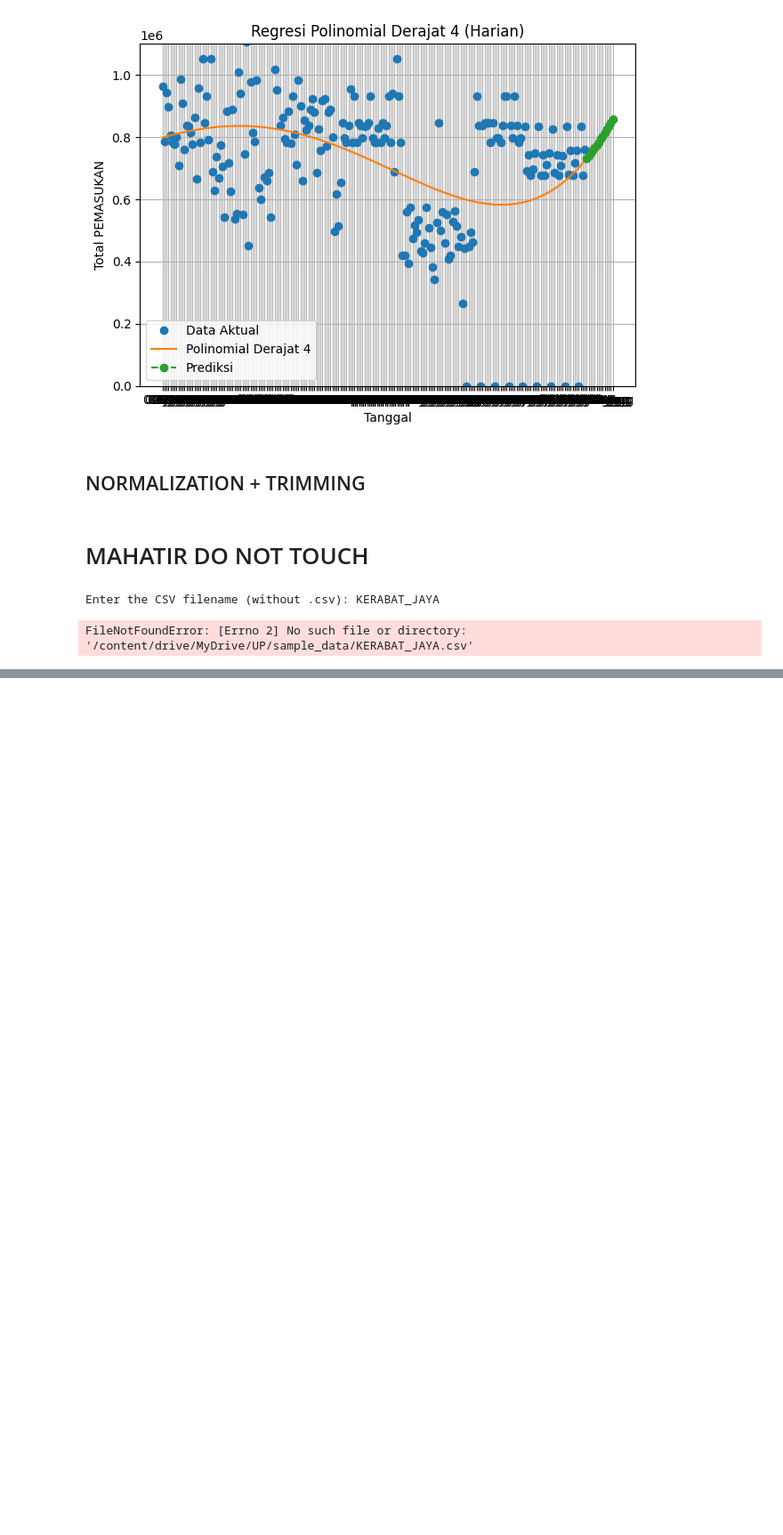
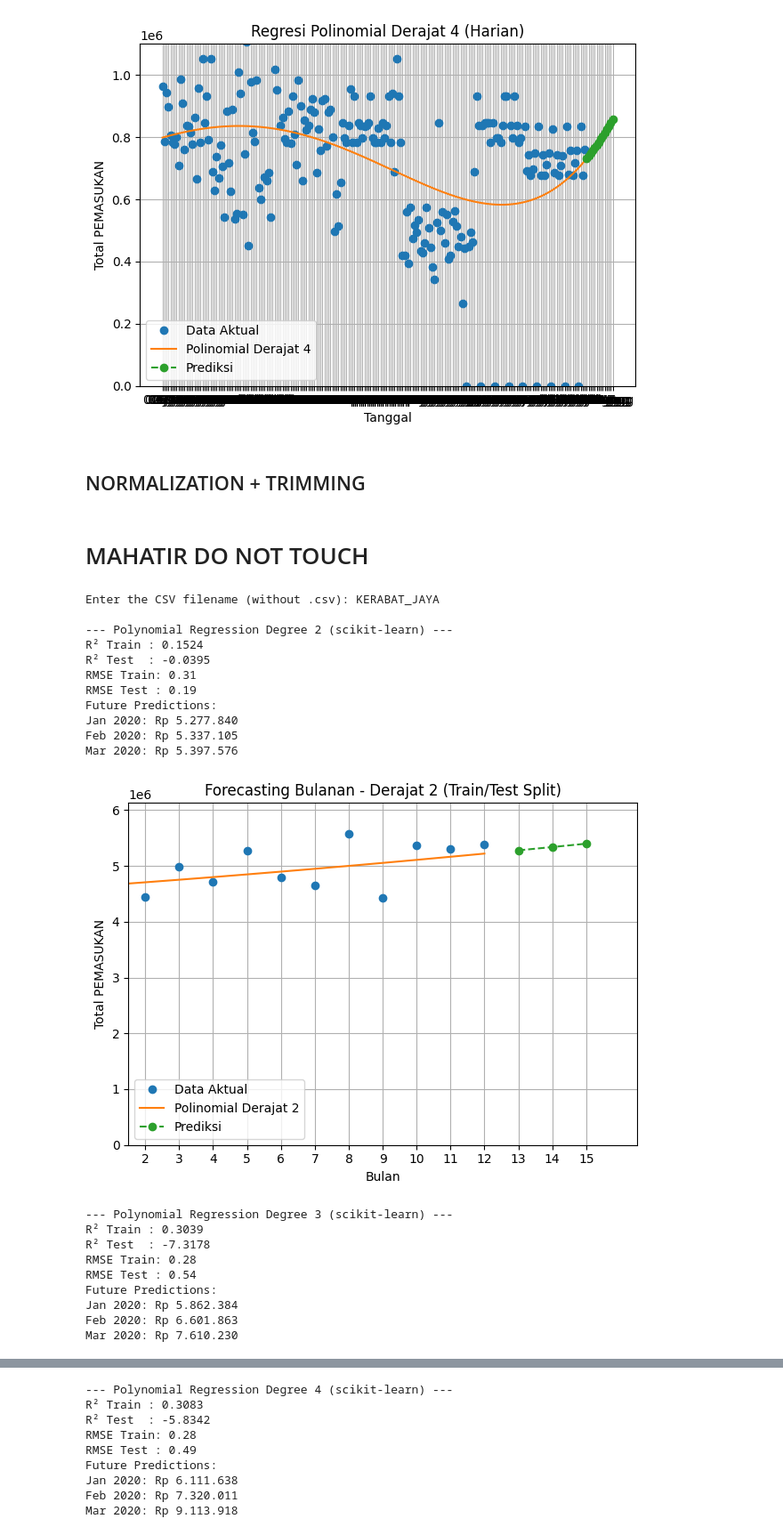
Before and after one commit to HaykalRamadhan/forecasting, a Jupyter notebook: UP.ipynb, the cells around one changed output, grey strips where cells are left out. Shown: that part at 89% size. Drawn from its saved outputs; the diff is of its cells as text; code cells hidden in the pictures; blank space fills up the shorter version.

```diff
--- a/UP.ipynb
+++ b/UP.ipynb
@@ -775,33 +775,55 @@ for degree in [2, 3, 4]:
     print(f"R² Train : {r2_train:.4f}")
     print(f"R² Test  : {r2_test:.4f}")
     print(f"RMSE Train: {rmse_train:,.2f}")
     print(f"RMSE Test : {rmse_test:,.2f}")
 
-    # Future predictions with readable month labels
-    last_date = pd.to_datetime(f"{monthly.iloc[-1]['Year']}-{monthly.iloc[-1]['Month']}-01")
+    # Future predictions with readable month labels — FIXED VERSION
+    year = int(monthly.iloc[-1]['Year'])
+    month = int(monthly.iloc[-1]['Month'])
+    last_date = pd.to_datetime(f"{year}-{month:02d}-01")
+
     future_dates = [last_date + relativedelta(months=i) for i in range(1, 4)]
     print("Future Predictions:")
     for date, pred in zip(future_dates, y_future):
         print(f"{date.strftime('%b %Y')}: Rp {int(pred):,}".replace(",", "."))
 
     # Plot
     current_labels = [str(i) for i in X.flatten()]
     future_labels = [str(i) for i in future_months.flatten()]
 
     plt.plot(current_labels, y, marker='o', linestyle='none', label='Data Aktual')
     plt.plot(current_labels, y_pred_all, label=f'Polinomial Derajat {degree}')
     plt.plot(future_labels, y_future, marker='o', linestyle='dashed', label='Prediksi')
 
     plt.xlim(left=0.5, right=future_months.max() + 0.5)
     plt.ylim(bottom=0, top=max(max(y), max(y_future)) * 1.1)
 
     plt.xlabel('Bulan')
     plt.ylabel('Total PEMASUKAN')
     plt.title(f'Forecasting Bulanan - Derajat {degree} (Train/Test Split)')
     plt.legend()
     plt.grid(True)
     plt.tight_layout()
     plt.show()
 # %% [output]
 Enter the CSV filename (without .csv): KERABAT_JAYA
+
+--- Polynomial Regression Degree 2 (scikit-learn) ---
+R² Train : 0.1524
+R² Test  : -0.0395
+RMSE Train: 0.31
+RMSE Test : 0.19
+Future Predictions:
+Jan 2020: Rp 5.277.840
+Feb 2020: Rp 5.337.105
+Mar 2020: Rp 5.397.576
+[figure, added]
-FileNotFoundError: [Errno 2] No such file or directory: '/content/drive/MyDrive/UP/sample_data/KERABAT_JAYA.csv'
+--- Polynomial Regression Degree 3 (scikit-learn) ---
+R² Train : 0.3039
+R² Test  : -7.3178
+RMSE Train: 0.28
+RMSE Test : 0.54
+Future Predictions:
+Jan 2020: Rp 5.862.384
+Feb 2020: Rp 6.601.863
+Mar 2020: Rp 7.610.230
@@ -807,0 +831,9 @@ FileNotFoundError: [Errno 2] No such file or directory: '/content/drive/MyDrive/
+--- Polynomial Regression Degree 4 (scikit-learn) ---
+R² Train : 0.3083
+R² Test  : -5.8342
+RMSE Train: 0.28
+RMSE Test : 0.49
+Future Predictions:
+Jan 2020: Rp 6.111.638
+Feb 2020: Rp 7.320.011
+Mar 2020: Rp 9.113.918
```
Also changed, not shown: parts of 2 cells of this notebook.
